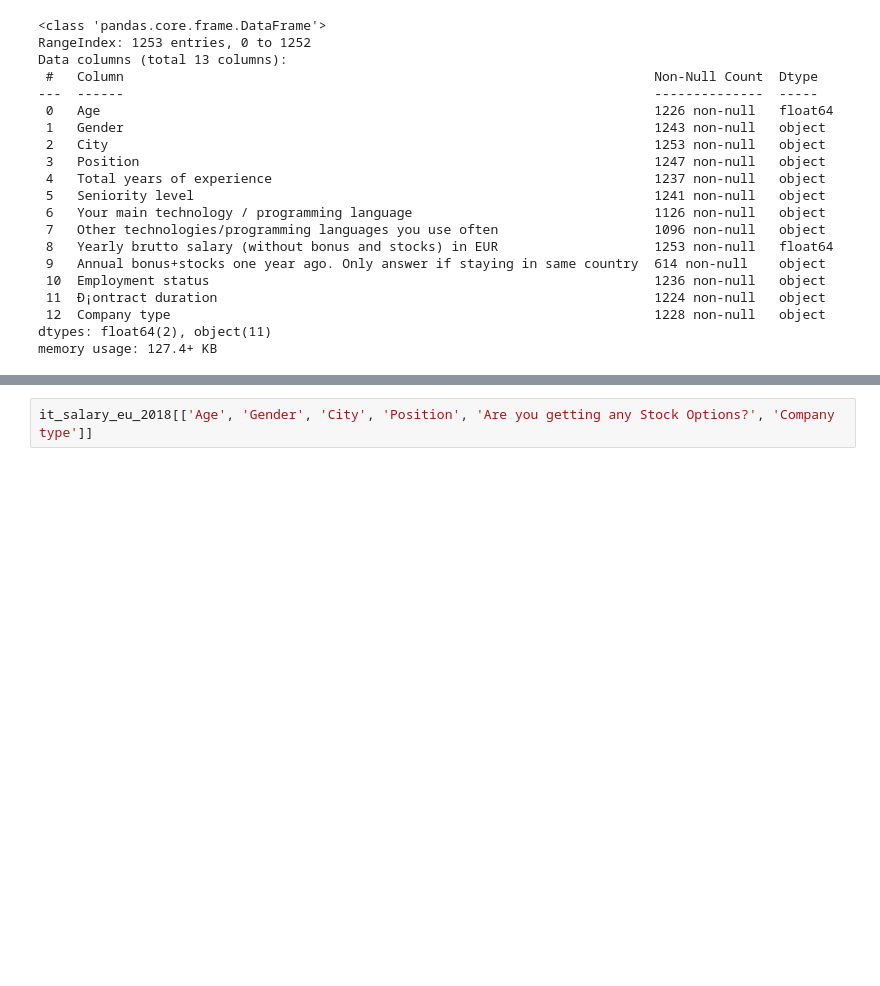
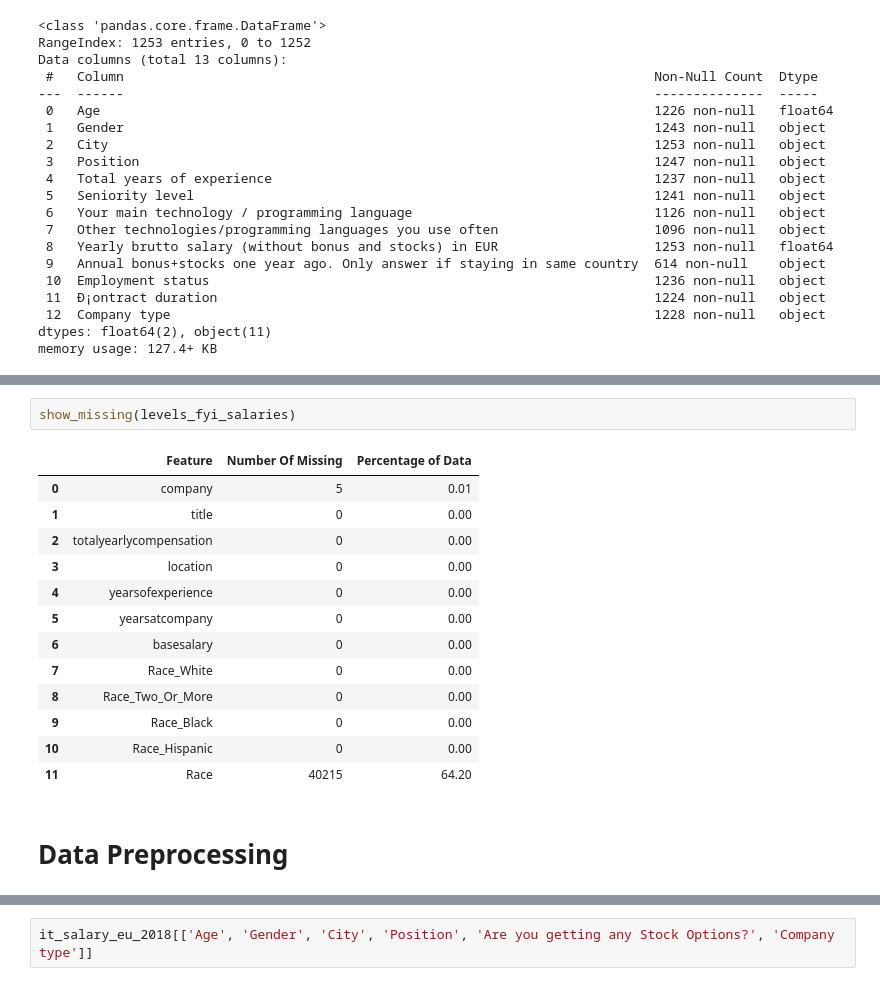
Before and after one commit to Project-Data-Hack-Team-5/project-data-hack-backend, a Jupyter notebook: Python/Exploratory_Data_Analysis.ipynb, the cells around one changed output, grey strips where cells are left out. Drawn from its saved outputs; the diff is of its cells as text; blank space fills up the shorter version.

```diff
--- a/Python/Exploratory_Data_Analysis.ipynb
+++ b/Python/Exploratory_Data_Analysis.ipynb
@@ -113 +293,19 @@ it_salary_eu_2020.head()
+# %%
+show_missing(levels_fyi_salaries)
+# %% [output]
+|  | Feature | Number Of Missing | Percentage of Data |
+| 0 | company | 5 | 0.01 |
+| 1 | title | 0 | 0.00 |
+| 2 | totalyearlycompensation | 0 | 0.00 |
+| 3 | location | 0 | 0.00 |
+| 4 | yearsofexperience | 0 | 0.00 |
+| 5 | yearsatcompany | 0 | 0.00 |
+| 6 | basesalary | 0 | 0.00 |
+| 7 | Race_White | 0 | 0.00 |
+| 8 | Race_Two_Or_More | 0 | 0.00 |
+| 9 | Race_Black | 0 | 0.00 |
+| 10 | Race_Hispanic | 0 | 0.00 |
+| 11 | Race | 40215 | 64.20 |
+# %% [markdown]
+<h1>Data Preprocessing</h1>
 # %%
```
Also changed, not shown: parts of 33 cells of this notebook, 4 other files.
